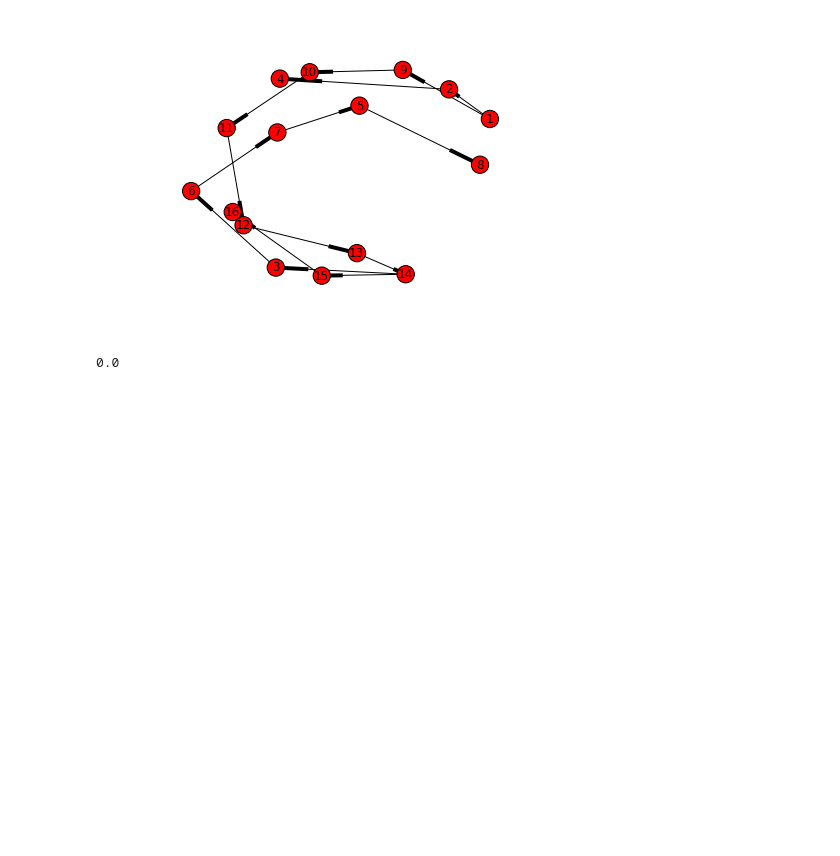
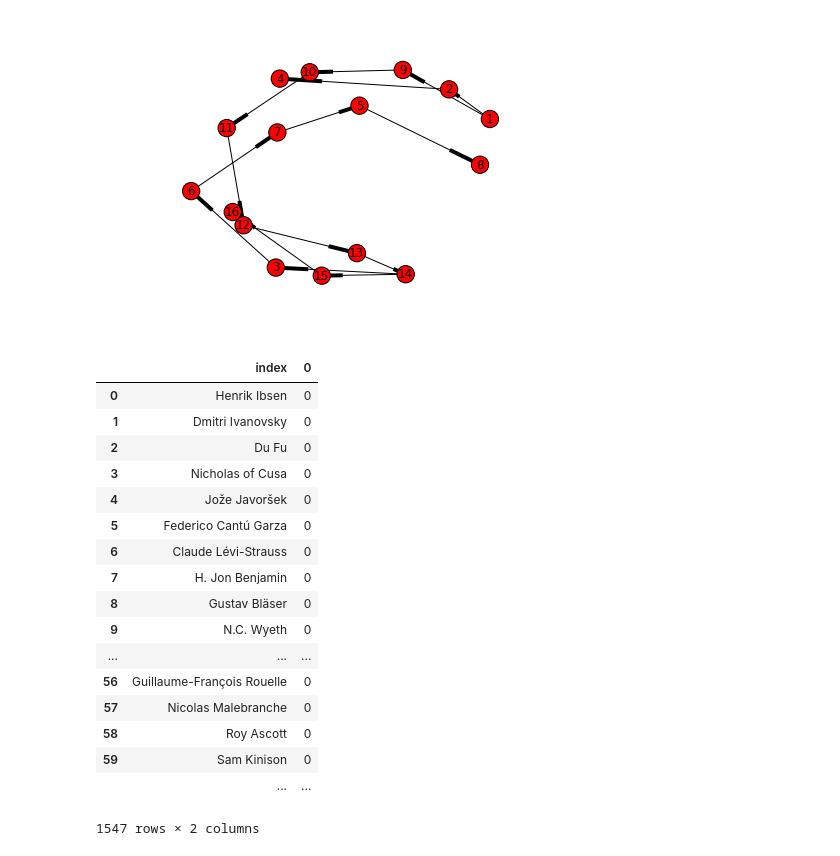
Before and after one commit to marciomacielbastos/influences, a Jupyter notebook: Influência.ipynb, the cells around one changed output. Cells and saved outputs as stored; diff of their text form; code cells hidden in the pictures; blank space fills up the shorter version.

```diff
--- a/Influência.ipynb
+++ b/Influência.ipynb
@@ -180,10 +180,28 @@ longest_path(nx.dfs_tree(a,1))
 [1, 9, 10, 11, 12, 13, 14, 3, 6, 7, 5, 8]
 [figure]
 # %%
-a=pd.DataFrame(np.zeros((len(influenciadores),1)))
-a.index=influenciadores
+#create table 'a' with name of influenciadores and populate with 0
+a=pd.DataFrame(np.zeros((len(by_infldr.influenciador),1)))
+a.index=by_infldr.influenciador.indices
 a=a.reset_index()
-a[0][2]
+a
 # %% [output]
+|  | index | 0 |
+| 0 | Henrik Ibsen | 0 |
+| 1 | Dmitri Ivanovsky | 0 |
+| 2 | Du Fu | 0 |
+| 3 | Nicholas of Cusa | 0 |
+| 4 | Jože Javoršek | 0 |
+| 5 | Federico Cantú Garza | 0 |
+| 6 | Claude Lévi-Strauss | 0 |
+| 7 | H. Jon Benjamin | 0 |
+| 8 | Gustav Bläser | 0 |
+| 9 | N.C. Wyeth | 0 |
+| ... | ... | ... |
+| 56 | Guillaume-François Rouelle | 0 |
+| 57 | Nicolas Malebranche | 0 |
+| 58 | Roy Ascott | 0 |
+| 59 | Sam Kinison | 0 |
+|  | ... | ... |
-0.0
+1547 rows × 2 columns
 # %%
```
Also changed, not shown: parts of 10 cells of this notebook.
